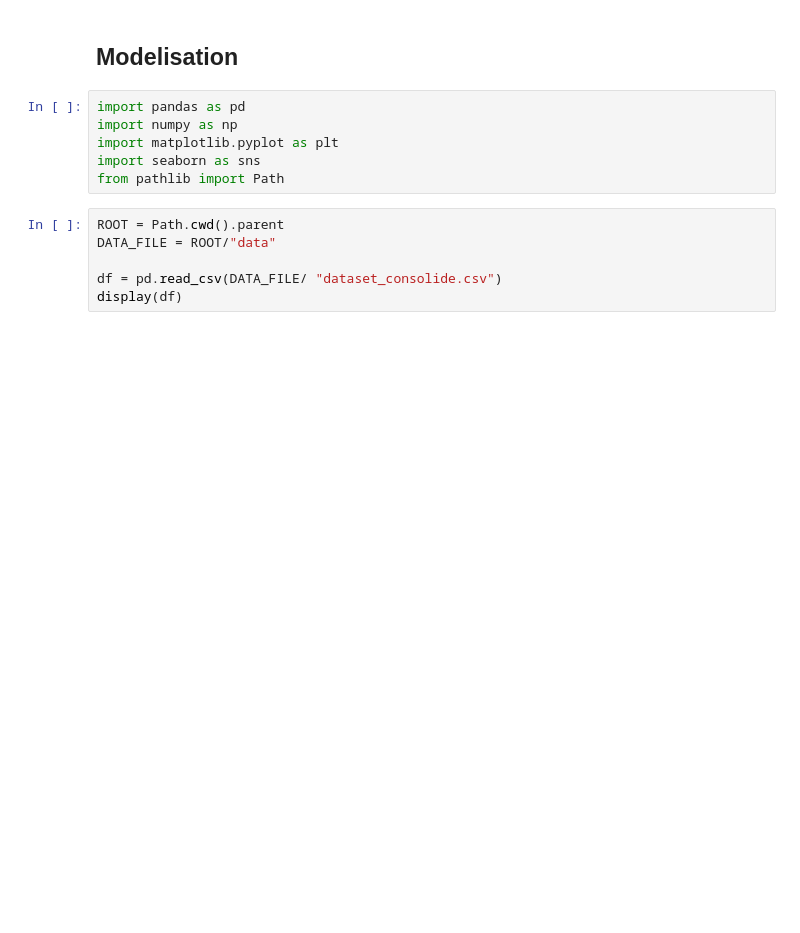
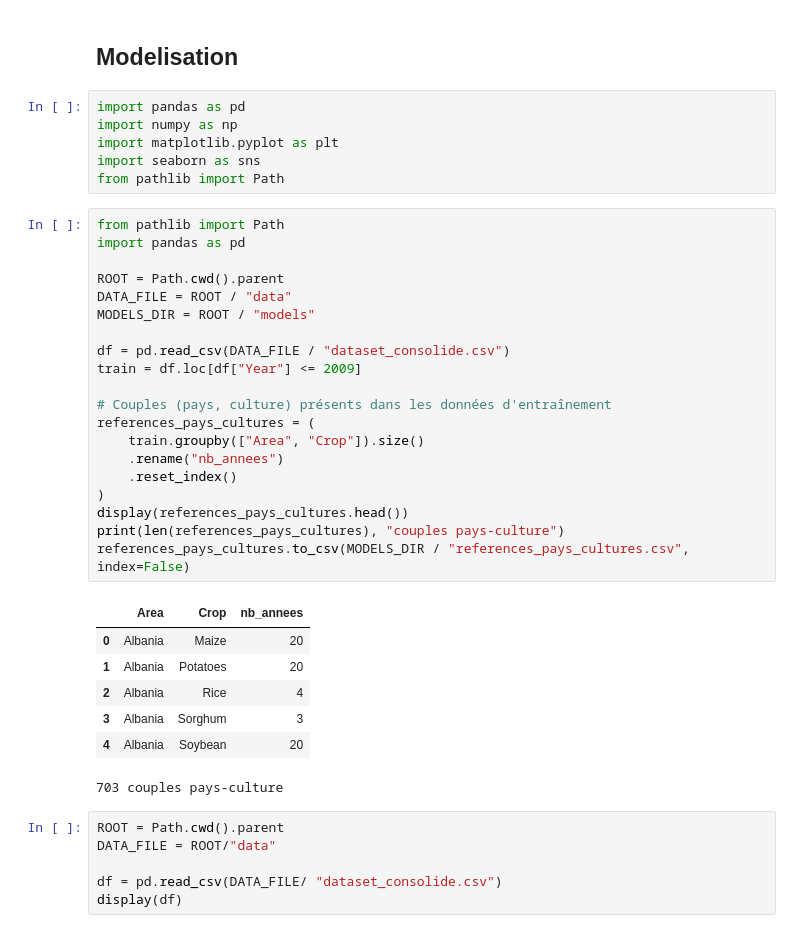
Before and after one commit to Tcheunzy/Agriculture_recommandation_-_prediction_system, a Jupyter notebook: notebooks/notebook_modelisation.ipynb, the cells around one changed output. Cells and saved outputs as stored; diff of their text form; blank space fills up the shorter version.

```diff
--- a/notebooks/notebook_modelisation.ipynb
+++ b/notebooks/notebook_modelisation.ipynb
@@ -6,6 +6,34 @@ import numpy as np
 import matplotlib.pyplot as plt
 import seaborn as sns
 from pathlib import Path
+# %%
+from pathlib import Path
+import pandas as pd
+
+ROOT = Path.cwd().parent
+DATA_FILE = ROOT / "data"
+MODELS_DIR = ROOT / "models"
+
+df = pd.read_csv(DATA_FILE / "dataset_consolide.csv")
+train = df.loc[df["Year"] <= 2009]
+
+# Couples (pays, culture) présents dans les données d'entraînement
+references_pays_cultures = (
+    train.groupby(["Area", "Crop"]).size()
+    .rename("nb_annees")
+    .reset_index()
+)
+display(references_pays_cultures.head())
+print(len(references_pays_cultures), "couples pays-culture")
+references_pays_cultures.to_csv(MODELS_DIR / "references_pays_cultures.csv", index=False)
+# %% [output]
+|  | Area | Crop | nb_annees |
+| 0 | Albania | Maize | 20 |
+| 1 | Albania | Potatoes | 20 |
+| 2 | Albania | Rice | 4 |
+| 3 | Albania | Sorghum | 3 |
+| 4 | Albania | Soybean | 20 |
+703 couples pays-culture
 # %%
 ROOT = Path.cwd().parent
 DATA_FILE = ROOT/"data"
```
Also changed, not shown: parts of 2 cells of this notebook, 12 other files.
